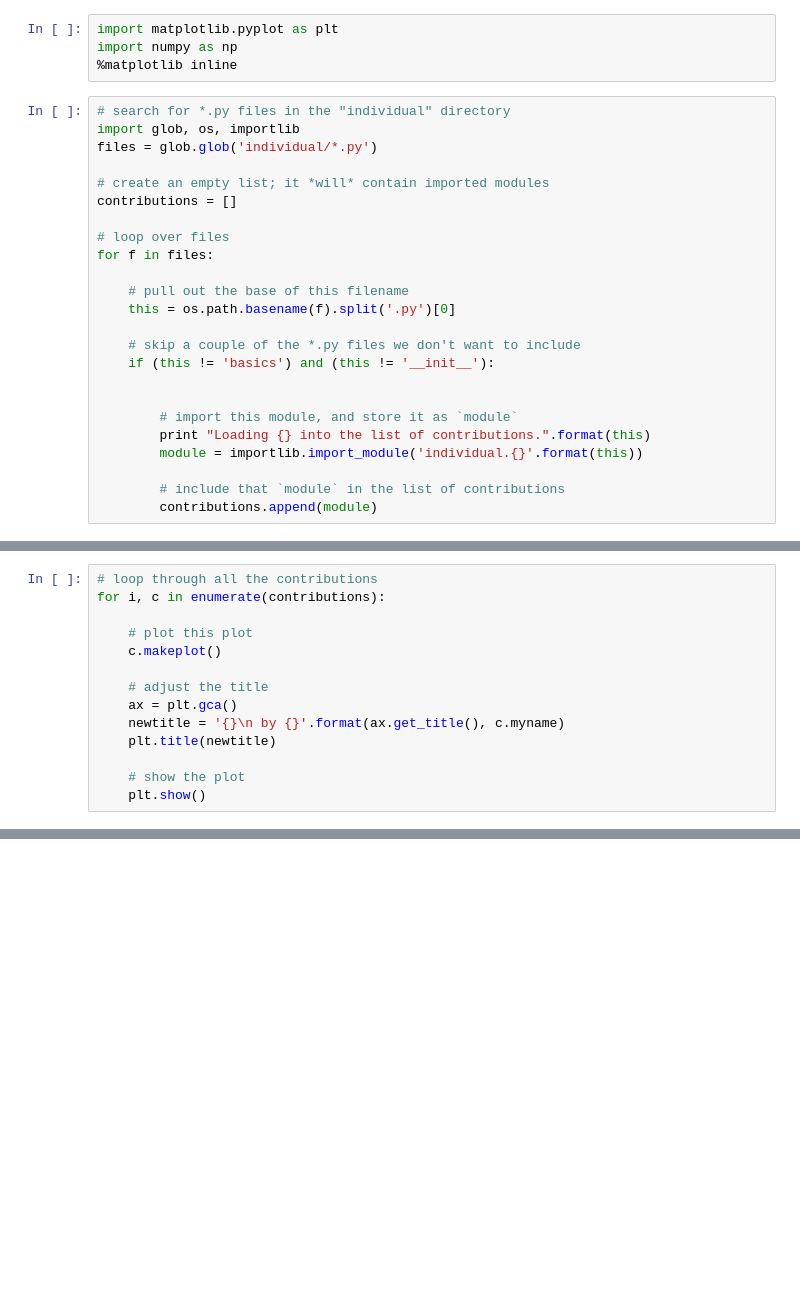
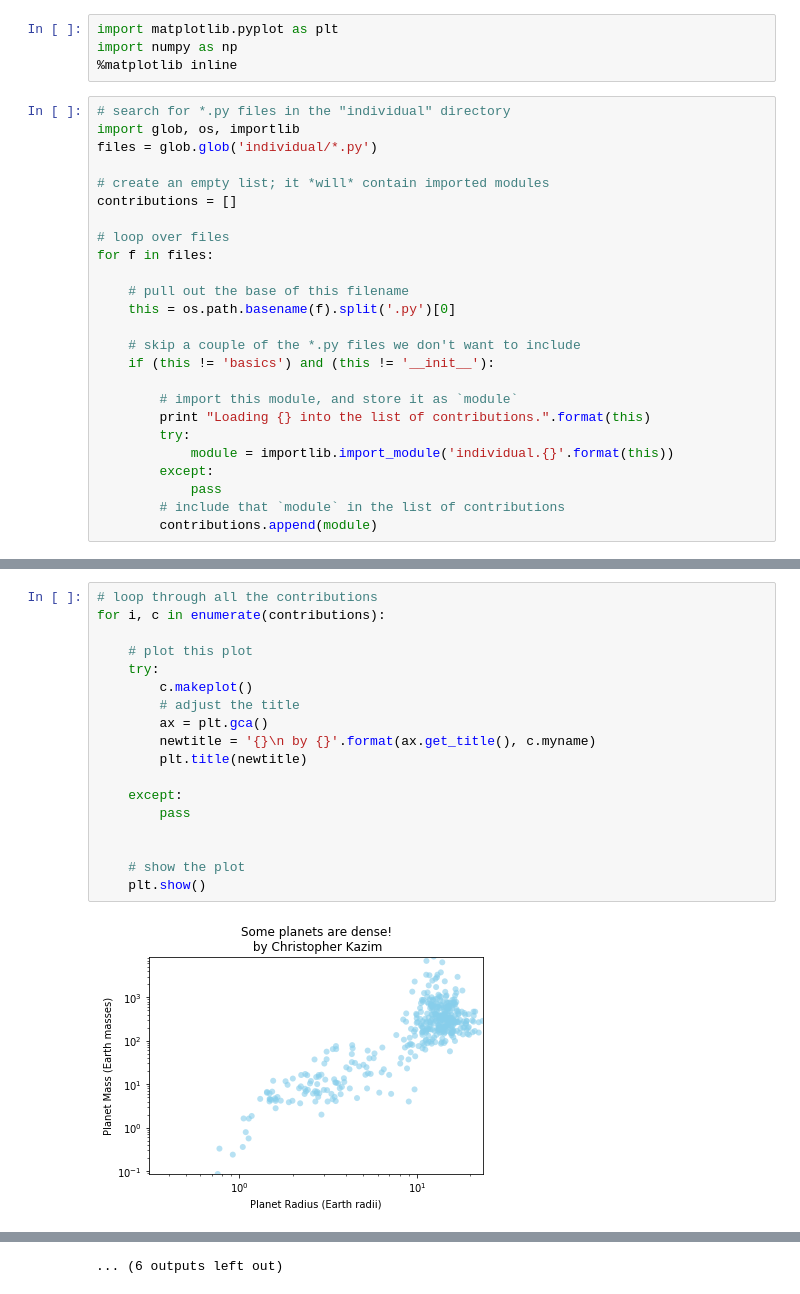
Before and after one commit to zkbt/somanyplanets, a Jupyter notebook: everyplot.ipynb, the cells around one changed output, grey strips where cells are left out. Cells and saved outputs as stored; diff of their text form; blank space fills up the shorter version.

Commit message:
Include everybody's plots.

```diff
--- a/everyplot.ipynb
+++ b/everyplot.ipynb
@@ -21,10 +21,11 @@ for f in files:
     # skip a couple of the *.py files we don't want to include
     if (this != 'basics') and (this != '__init__'):
 
-
         # import this module, and store it as `module`
         print "Loading {} into the list of contributions.".format(this)
-        module = importlib.import_module('individual.{}'.format(this))
-
+        try:
+            module = importlib.import_module('individual.{}'.format(this))
+        except:
+            pass
         # include that `module` in the list of contributions
         contributions.append(module)
@@ -31,14 +50,20 @@ for f in files:
 # %%
 # loop through all the contributions
 for i, c in enumerate(contributions):
 
     # plot this plot
-    c.makeplot()
+    try:
+        c.makeplot()
+        # adjust the title
+        ax = plt.gca()
+        newtitle = '{}\n by {}'.format(ax.get_title(), c.myname)
+        plt.title(newtitle)
 
-    # adjust the title
-    ax = plt.gca()
-    newtitle = '{}\n by {}'.format(ax.get_title(), c.myname)
-    plt.title(newtitle)
+    except:
+        pass
+
 
     # show the plot
     plt.show()
+# %% [output]
+[figure, added]
@@ -44,0 +81 @@ for i, c in enumerate(contributions):
+... (6 outputs left out)
```
Also changed, not shown: parts of 2 cells of this notebook.
